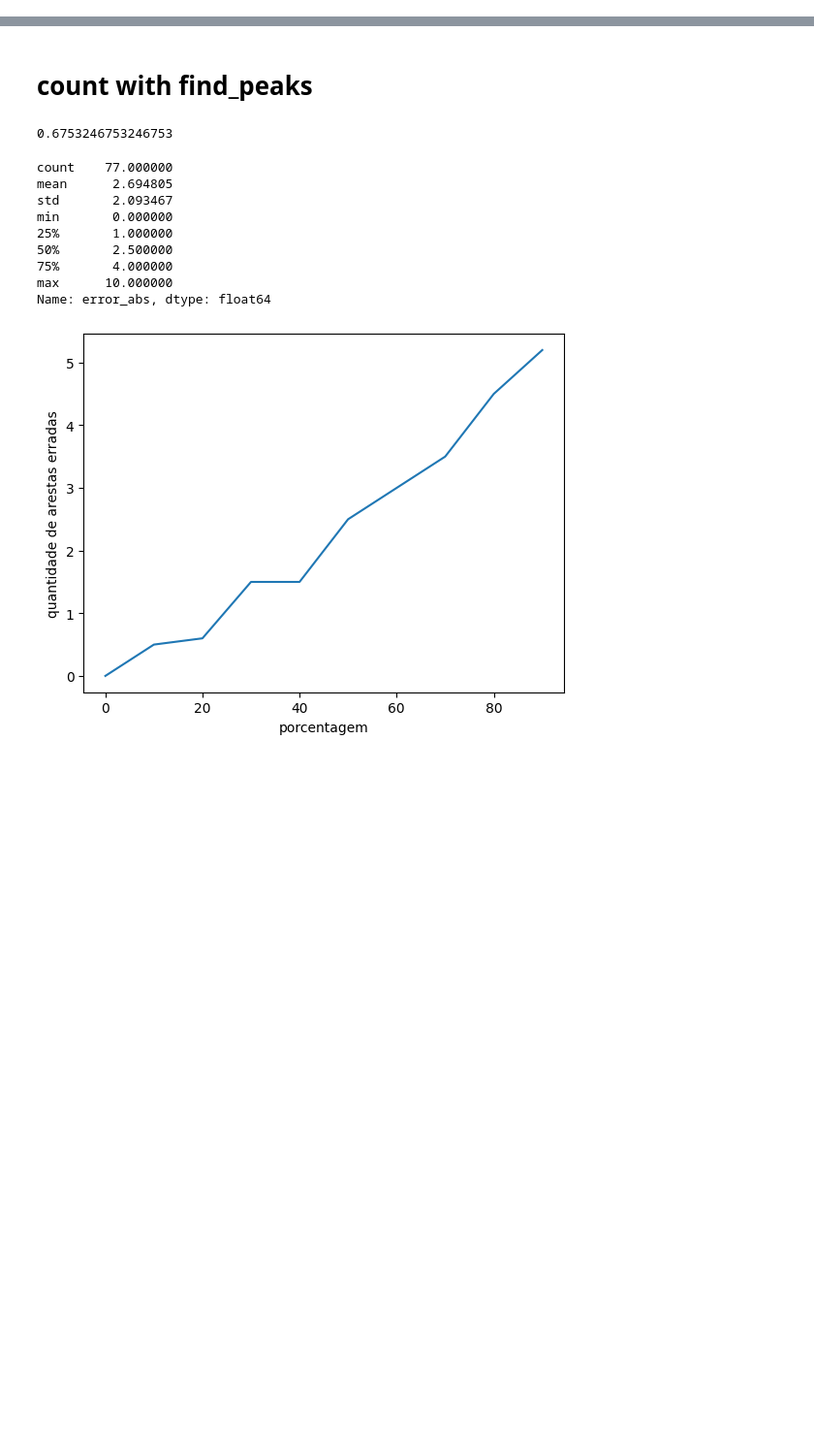
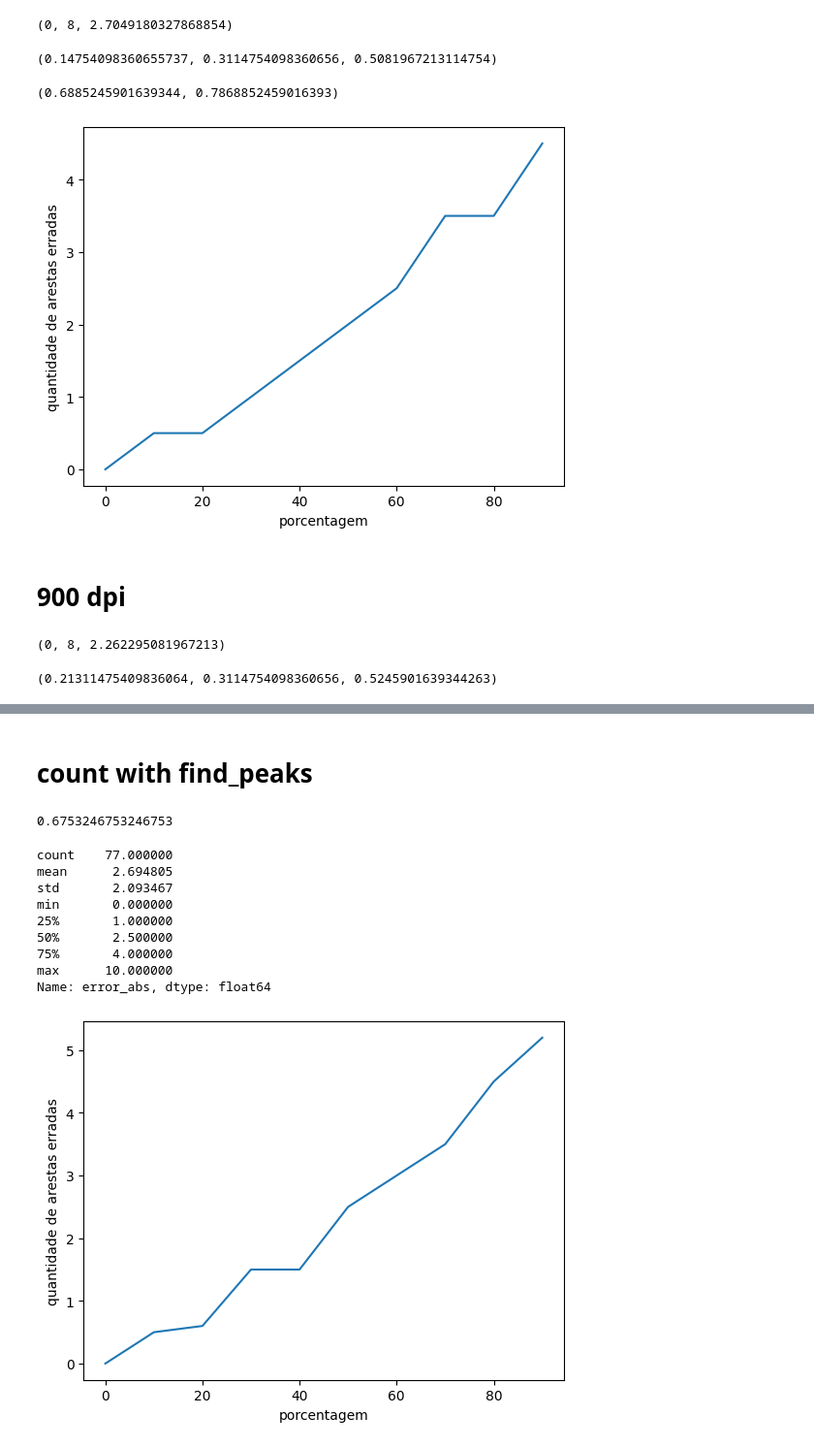
Before and after one commit to s2lola/speleothem, a Jupyter notebook: speleothem/edge_detector/metrics.ipynb, the cells around one changed output, grey strips where cells are left out. Shown at 97% size. Drawn from its saved outputs; the diff is of its cells as text; code cells hidden in the pictures; blank space fills up the shorter version.

```diff
--- a/speleothem/edge_detector/metrics.ipynb
+++ b/speleothem/edge_detector/metrics.ipynb
@@ -129,0 +7,24 @@ plt.show()
+# %%
+def result(dataset, image, min, max):
+    df = pd.read_csv(dataset)
+
+    def count_method(x):
+        file = image + f"/{x}.png"
+        return count_canny(file, min, max, center=True)
+
+    df["count_method"] = df.file.apply(count_method)
+    df["error"] = df["count"] - df["count_method"]
+    df["error_abs"] = (df["count_method"] - df["count"]).abs()
+
+    error = mean_absolute_error(df["count"].to_numpy(), df["count_method"].to_numpy())
+
+    return df
+# %%
+def plot(df):
+    quantiles = np.arange(0, 1, 0.1)
+    y = [df.error_abs.quantile(i) for i in quantiles]
+
+    plt.plot(quantiles*100, y)
+    plt.ylabel("quantidade de arestas erradas")
+    plt.xlabel("porcentagem")
+    plt.show()
@@ -129,0 +33,24 @@ plt.show()
+# %%
+dataset = "../image/dbe/database_cut_1600.csv"
+image = "../image/dbe/classify_1600"
+# %%
+search_best_parameters_database(dataset, image, center=True, a=0, b=50)
+# %% [output]
+(0, 8, 2.7049180327868854)
+# %%
+df = result(dataset, image, 0, 8)
+# %%
+# usando 1 pixel no meio
+df[df.error_abs < 1].shape[0] / df.shape[0], df[df.error_abs <= 1].shape[0] / df.shape[0], df[df.error_abs <= 2].shape[0] / df.shape[0]
+# %% [output]
+(0.14754098360655737, 0.3114754098360656, 0.5081967213114754)
+# %%
+df[df.error_abs <= 3].shape[0] / df.shape[0], df[df.error_abs <= 4].shape[0] / df.shape[0]
+# %% [output]
+(0.6885245901639344, 0.7868852459016393)
+# %%
+plot(df)
+# %% [output]
+[figure, added]
+# %% [markdown]
+# 900 dpi
@@ -129,0 +60,4 @@ plt.show()
+# %%
+search_best_parameters_database(dataset, image, center=True, a=0, b=50)
+# %% [output]
+(0, 8, 2.262295081967213)
@@ -129,0 +66,5 @@ plt.show()
+# %%
+# usando 1 pixel no meio
+df[df.error_abs < 1].shape[0] / df.shape[0], df[df.error_abs <= 1].shape[0] / df.shape[0], df[df.error_abs <= 2].shape[0] / df.shape[0]
+# %% [output]
+(0.21311475409836064, 0.3114754098360656, 0.5245901639344263)
```
Also changed, not shown: parts of 26 cells of this notebook, 3 other files.
